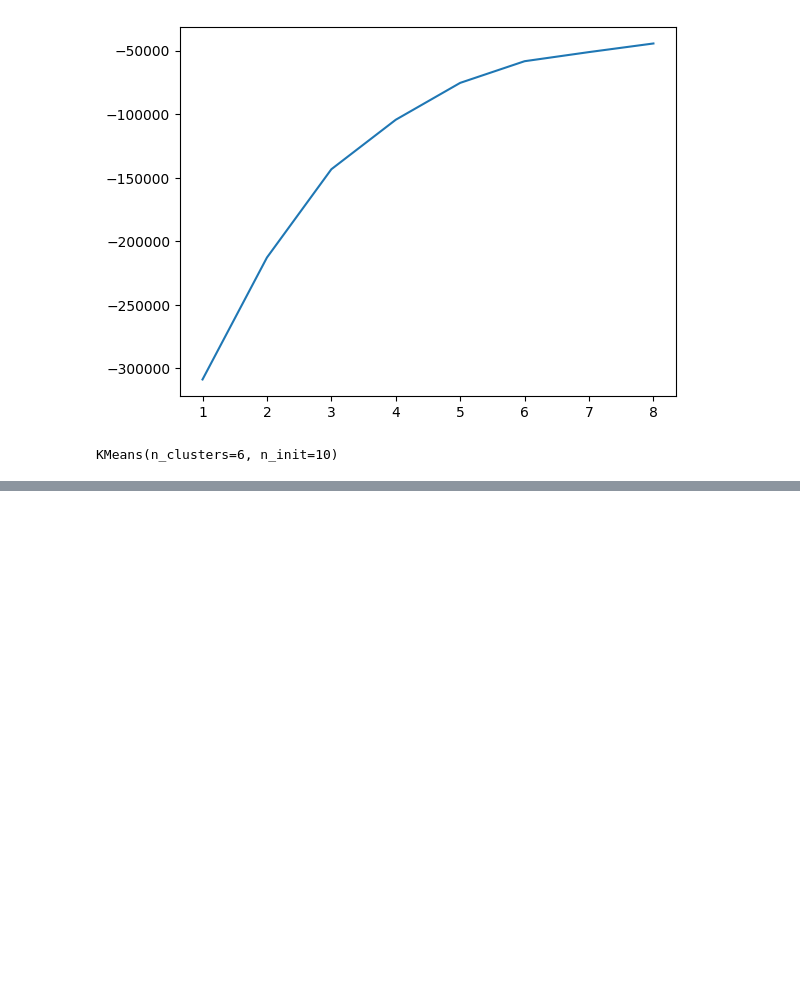
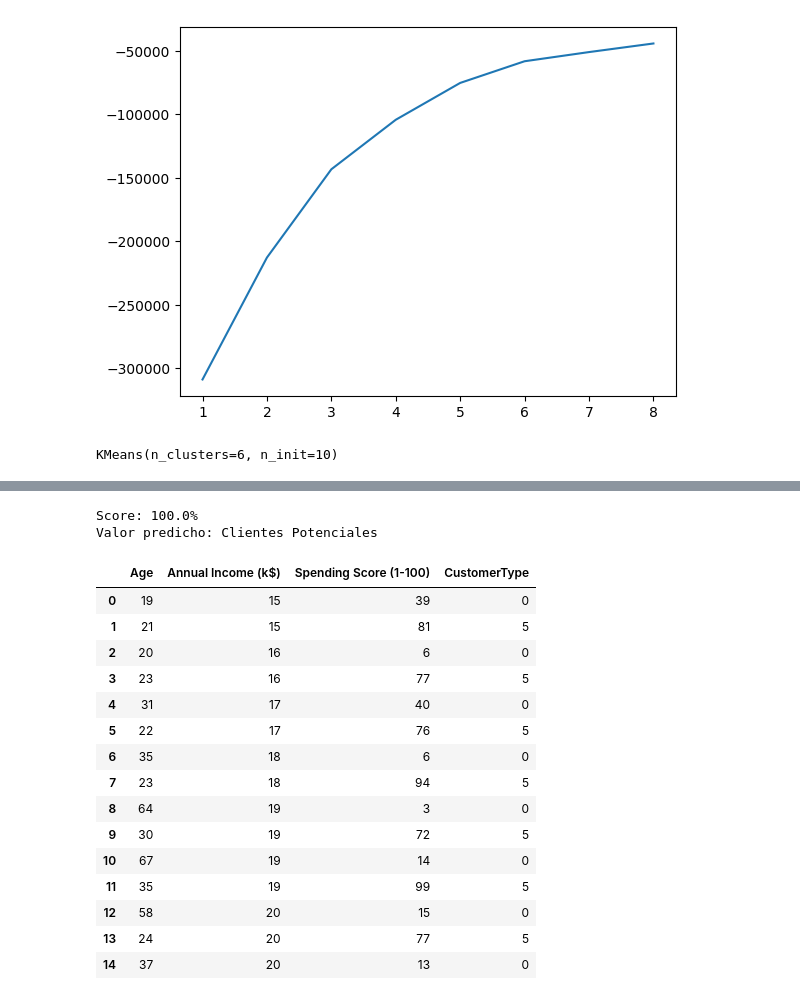
Before and after one commit to edwardfc24/algoritmica-2023-2, a Jupyter notebook: clustering/mall_means.ipynb, the cells around one changed output, grey strips where cells are left out. Cells and saved outputs as stored; diff of their text form; code cells hidden in the pictures; blank space fills up the shorter version.

```diff
--- a/clustering/mall_means.ipynb
+++ b/clustering/mall_means.ipynb
@@ -63,0 +73,2 @@ array([[56.15555556, 53.37777778, 49.08888889],
+# %%
+df['CustomerType'] = k_means_model.labels_
@@ -63,0 +91,24 @@ array([[56.15555556, 53.37777778, 49.08888889],
+# %%
+train_and_predict_model(tree_classifier, x, y, x_for_predict, labels)
+# %% [output]
+Score: 100.0%
+Valor predicho: Clientes Potenciales
+# %%
+df.head(15)
+# %% [output]
+|  | Age | Annual Income (k$) | Spending Score (1-100) | CustomerType |
+| 0 | 19 | 15 | 39 | 0 |
+| 1 | 21 | 15 | 81 | 5 |
+| 2 | 20 | 16 | 6 | 0 |
+| 3 | 23 | 16 | 77 | 5 |
+| 4 | 31 | 17 | 40 | 0 |
+| 5 | 22 | 17 | 76 | 5 |
+| 6 | 35 | 18 | 6 | 0 |
+| 7 | 23 | 18 | 94 | 5 |
+| 8 | 64 | 19 | 3 | 0 |
+| 9 | 30 | 19 | 72 | 5 |
+| 10 | 67 | 19 | 14 | 0 |
+| 11 | 35 | 19 | 99 | 5 |
+| 12 | 58 | 20 | 15 | 0 |
+| 13 | 24 | 20 | 77 | 5 |
+| 14 | 37 | 20 | 13 | 0 |
```
Also changed, not shown: parts of 6 cells of this notebook, 2 other files.
